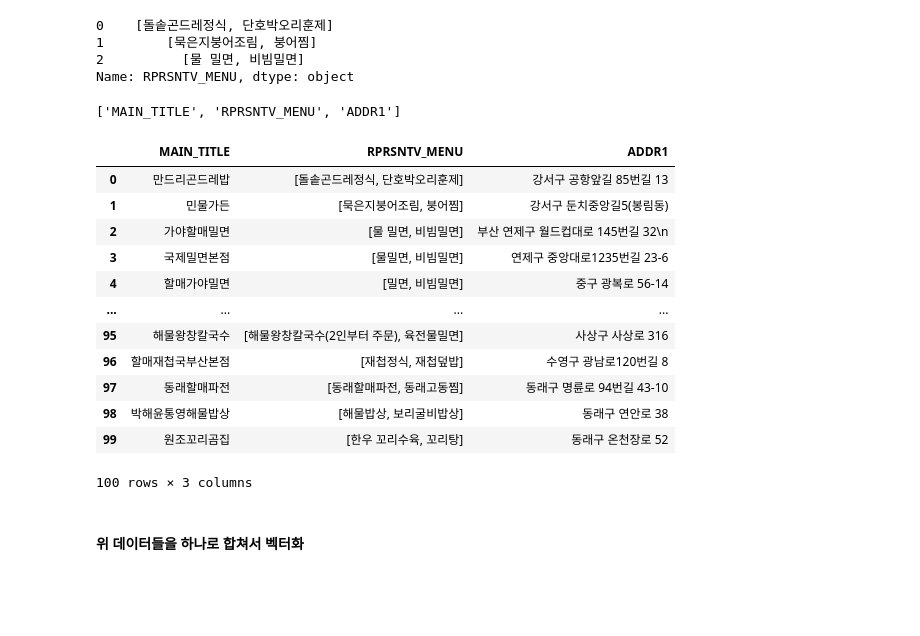
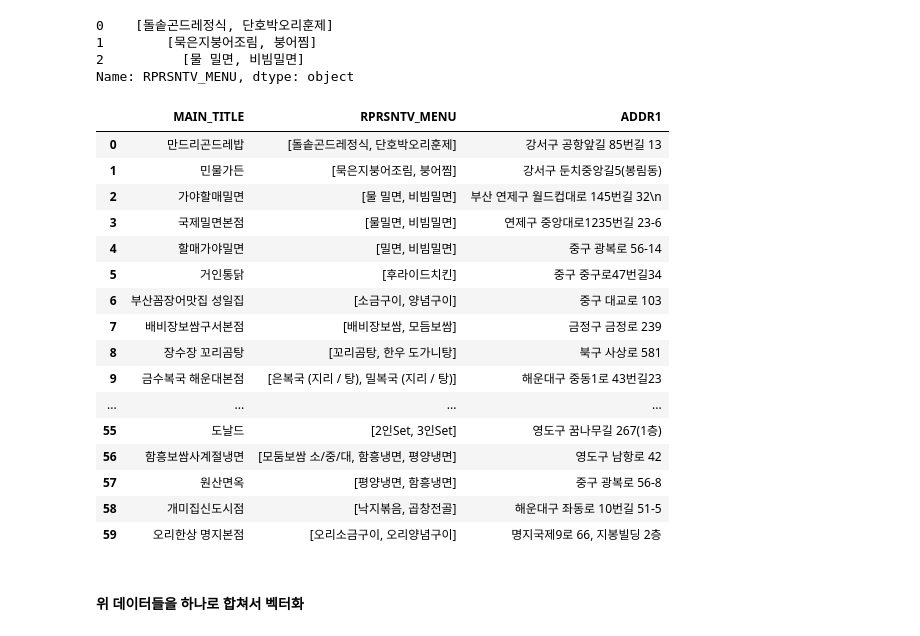
Before and after one commit to jisungs/food_test, a Jupyter notebook: food.ipynb, the cells around one changed output. Saved outputs shown, nothing was run; the diff lists cells and outputs as text; code cells hidden in the pictures; blank space fills up the shorter version.

```diff
--- a/food.ipynb
+++ b/food.ipynb
@@ -285,25 +285,25 @@ df2['RPRSNTV_MENU'].head(3)
 2          [물 밀면, 비빔밀면]
 Name: RPRSNTV_MENU, dtype: object
 # %%
-datas = ['MAIN_TITLE', 'RPRSNTV_MENU', 'ADDR1']
+df2[['MAIN_TITLE', 'RPRSNTV_MENU', 'ADDR1' ]].head(60)
 # %% [output]
-['MAIN_TITLE', 'RPRSNTV_MENU', 'ADDR1']
+|  | MAIN_TITLE | RPRSNTV_MENU | ADDR1 |
+| 0 | 만드리곤드레밥 | [돌솥곤드레정식, 단호박오리훈제] | 강서구 공항앞길 85번길 13 |
+| 1 | 민물가든 | [묵은지붕어조림, 붕어찜] | 강서구 둔치중앙길5(봉림동) |
+| 2 | 가야할매밀면 | [물 밀면, 비빔밀면] | 부산 연제구 월드컵대로 145번길 32\n |
+| 3 | 국제밀면본점 | [물밀면, 비빔밀면] | 연제구 중앙대로1235번길 23-6 |
+| 4 | 할매가야밀면 | [밀면, 비빔밀면] | 중구 광복로 56-14 |
+| 5 | 거인통닭 | [후라이드치킨] | 중구 중구로47번길34 |
+| 6 | 부산꼼장어맛집 성일집 | [소금구이, 양념구이] | 중구 대교로 103 |
+| 7 | 배비장보쌈구서본점 | [배비장보쌈, 모듬보쌈] | 금정구 금정로 239 |
+| 8 | 장수장 꼬리곰탕 | [꼬리곰탕, 한우 도가니탕] | 북구 사상로 581 |
+| 9 | 금수복국 해운대본점 | [은복국 (지리 / 탕), 밀복국 (지리 / 탕)] | 해운대구 중동1로 43번길23 |
+| ... | ... | ... | ... |
+| 55 | 도날드 | [2인Set, 3인Set] | 영도구 꿈나무길 267(1층) |
+| 56 | 함흥보쌈사계절냉면 | [모둠보쌈 소/중/대, 함흥냉면, 평양냉면] | 영도구 남항로 42 |
+| 57 | 원산면옥 | [평양냉면, 함흥냉면] | 중구 광복로 56-8 |
+| 58 | 개미집신도시점 | [낙지볶음, 곱창전골] | 해운대구 좌동로 10번길 51-5 |
+| 59 | 오리한상 명지본점 | [오리소금구이, 오리양념구이] | 명지국제9로 66, 지봉빌딩 2층 |
-# %%
-df2[['MAIN_TITLE', 'RPRSNTV_MENU', 'ADDR1' ]].head(100)
-# %% [output]
-|  | MAIN_TITLE | RPRSNTV_MENU | ADDR1 |
-| 0 | 만드리곤드레밥 | [돌솥곤드레정식, 단호박오리훈제] | 강서구 공항앞길 85번길 13 |
-| 1 | 민물가든 | [묵은지붕어조림, 붕어찜] | 강서구 둔치중앙길5(봉림동) |
-| 2 | 가야할매밀면 | [물 밀면, 비빔밀면] | 부산 연제구 월드컵대로 145번길 32\n |
-| 3 | 국제밀면본점 | [물밀면, 비빔밀면] | 연제구 중앙대로1235번길 23-6 |
-| 4 | 할매가야밀면 | [밀면, 비빔밀면] | 중구 광복로 56-14 |
-| ... | ... | ... | ... |
-| 95 | 해물왕창칼국수 | [해물왕창칼국수(2인부터 주문), 육전물밀면] | 사상구 사상로 316 |
-| 96 | 할매재첩국부산본점 | [재첩정식, 재첩덮밥] | 수영구 광남로120번길 8 |
-| 97 | 동래할매파전 | [동래할매파전, 동래고동찜] | 동래구 명륜로 94번길 43-10 |
-| 98 | 박해윤통영해물밥상 | [해물밥상, 보리굴비밥상] | 동래구 연안로 38 |
-| 99 | 원조꼬리곰집 | [한우 꼬리수육, 꼬리탕] | 동래구 온천장로 52 |
-100 rows × 3 columns
 # %% [markdown]
 #### 위 데이터들을 하나로 합쳐서 벡터화
 # %%
```
Also changed, not shown: parts of 3 cells of this notebook, 6 other files.
